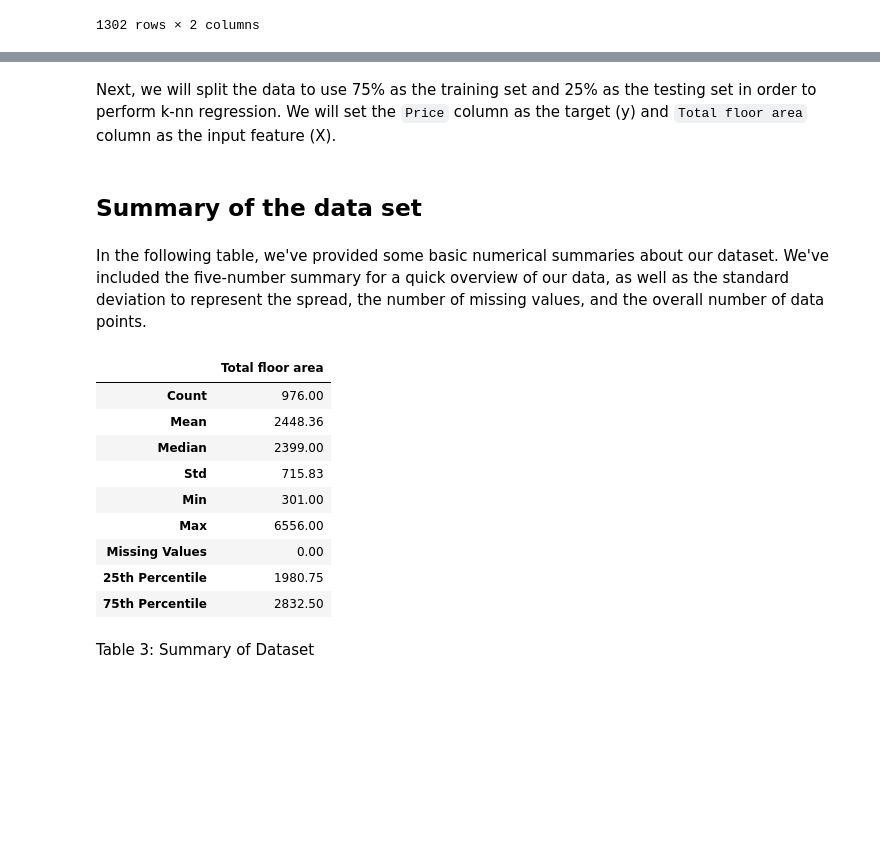
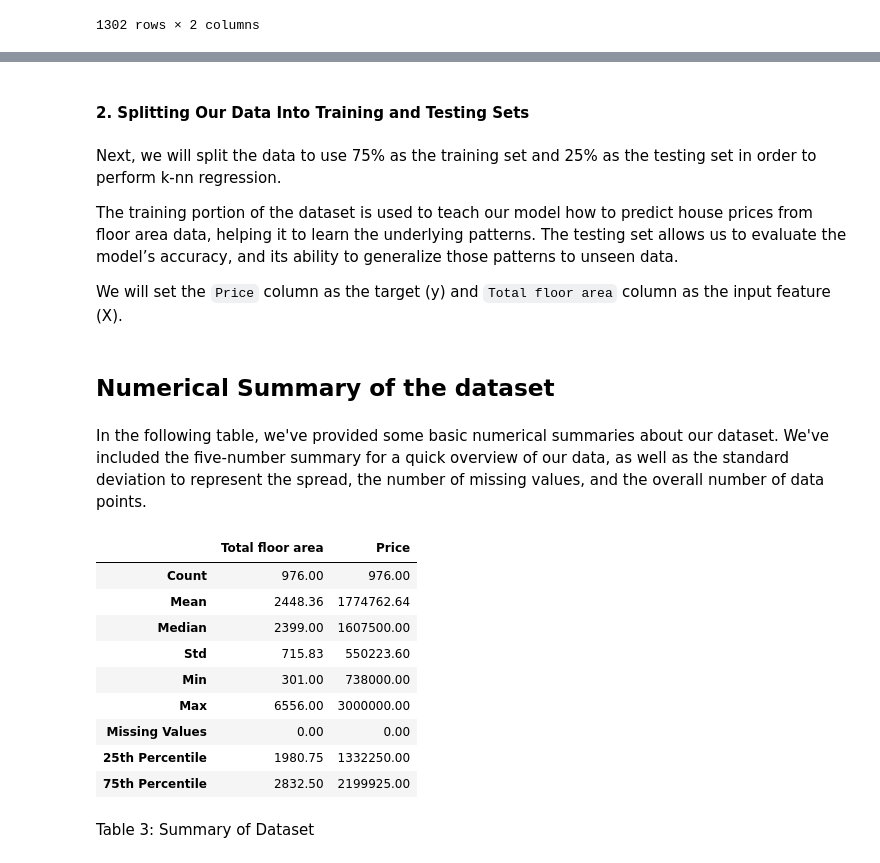
Before and after one commit to olyaiy/vancouver_housing_predictions, a Jupyter notebook: project-report.ipynb, the cells around one changed output, grey strips where cells are left out. Saved outputs shown, nothing was run; the diff lists cells and outputs as text; code cells hidden in the pictures; blank space fills up the shorter version.

```diff
--- a/project-report.ipynb
+++ b/project-report.ipynb
@@ -128,48 +125,69 @@ Table 2: Price and Total Floor Area
+# %% [markdown]
+#### 2. Splitting Our Data Into Training and Testing Sets ####
 # %% [markdown]
-Next, we will split the data to use 75% as the training set and 25% as the testing set in order to perform k-nn regression. We will set the `Price` column as the target (y) and `Total floor area` column as the input feature (X).
+Next, we will split the data to use 75% as the training set and 25% as the testing set in order to perform k-nn regression.
+
+The training portion of the dataset is used to teach our model how to predict house prices from floor area data, helping it to learn the underlying patterns.
+The testing set allows us to evaluate the model’s accuracy, and its ability to generalize those patterns to unseen data.
+
+We will set the `Price` column as the target (y) and `Total floor area` column as the input feature (X).
 # %%
+# Splitting the data
 home_training, home_testing = train_test_split(
     home_prices,
     test_size=0.25,
-    random_state=2000,
+    random_state=2000
 )
 
+# Preparing the training data for analysis
 X_train = home_training[["Total floor area"]]
 y_train = home_training["Price"]
 
 X_test = home_testing[["Total floor area"]]
 y_test = home_testing["Price"]
 # %% [markdown]
-## Summary of the data set ##
+## Numerical Summary of the dataset ##
 # %% [markdown]
 In the following table, we've provided some basic numerical summaries about our dataset. We've included the five-number summary for a quick overview of our data, as well as the standard deviation to represent the spread, the number of missing values, and the overall number of data points.
 # %%
+# Generating the summary table for Total floor area and Price, based on training data only
 summary_table = pd.DataFrame({
     'Total floor area': [
         home_training['Total floor area'].count(),
         round(home_training['Total floor area'].mean(), 2),
         round(home_training['Total floor area'].median(), 2),
         round(home_training['Total floor area'].std(), 2),
         round(home_training['Total floor area'].min(), 2),
         round(home_training['Total floor area'].max(), 2),
         home_training['Total floor area'].isnull().sum(),
         round(home_training['Total floor area'].quantile(0.25), 2),
         round(home_training['Total floor area'].quantile(0.75), 2)
+    ],
+    'Price': [
+        home_training['Price'].count(),
+        round(home_training['Price'].mean(), 2),
+        round(home_training['Price'].median(), 2),
+        round(home_training['Price'].std(), 2),
+        round(home_training['Price'].min(), 2),
+        round(home_training['Price'].max(), 2),
+        home_training['Price'].isnull().sum(),
+        round(home_training['Price'].quantile(0.25), 2),
+        round(home_training['Price'].quantile(0.75), 2)
     ]
 }, index=['Count', 'Mean', 'Median', 'Std', 'Min', 'Max', 'Missing Values', '25th Percentile', '75th Percentile'])
 
 # Display the summary table
 summary_table
 # %% [output]
-|  | Total floor area |
-| Count | 976.00 |
-| Mean | 2448.36 |
-| Median | 2399.00 |
-| Std | 715.83 |
-| Min | 301.00 |
-| Max | 6556.00 |
-| Missing Values | 0.00 |
-| 25th Percentile | 1980.75 |
-| 75th Percentile | 2832.50 |
+|  | Total floor area | Price |
+| Count | 976.00 | 976.00 |
+| Mean | 2448.36 | 1774762.64 |
+| Median | 2399.00 | 1607500.00 |
+| Std | 715.83 | 550223.60 |
+| Min | 301.00 | 738000.00 |
+| Max | 6556.00 | 3000000.00 |
+| Missing Values | 0.00 | 0.00 |
+| 25th Percentile | 1980.75 | 1332250.00 |
+| 75th Percentile | 2832.50 | 2199925.00 |
 # %% [markdown]
 Table 3: Summary of Dataset
```
Also changed, not shown: parts of 15 cells of this notebook.
